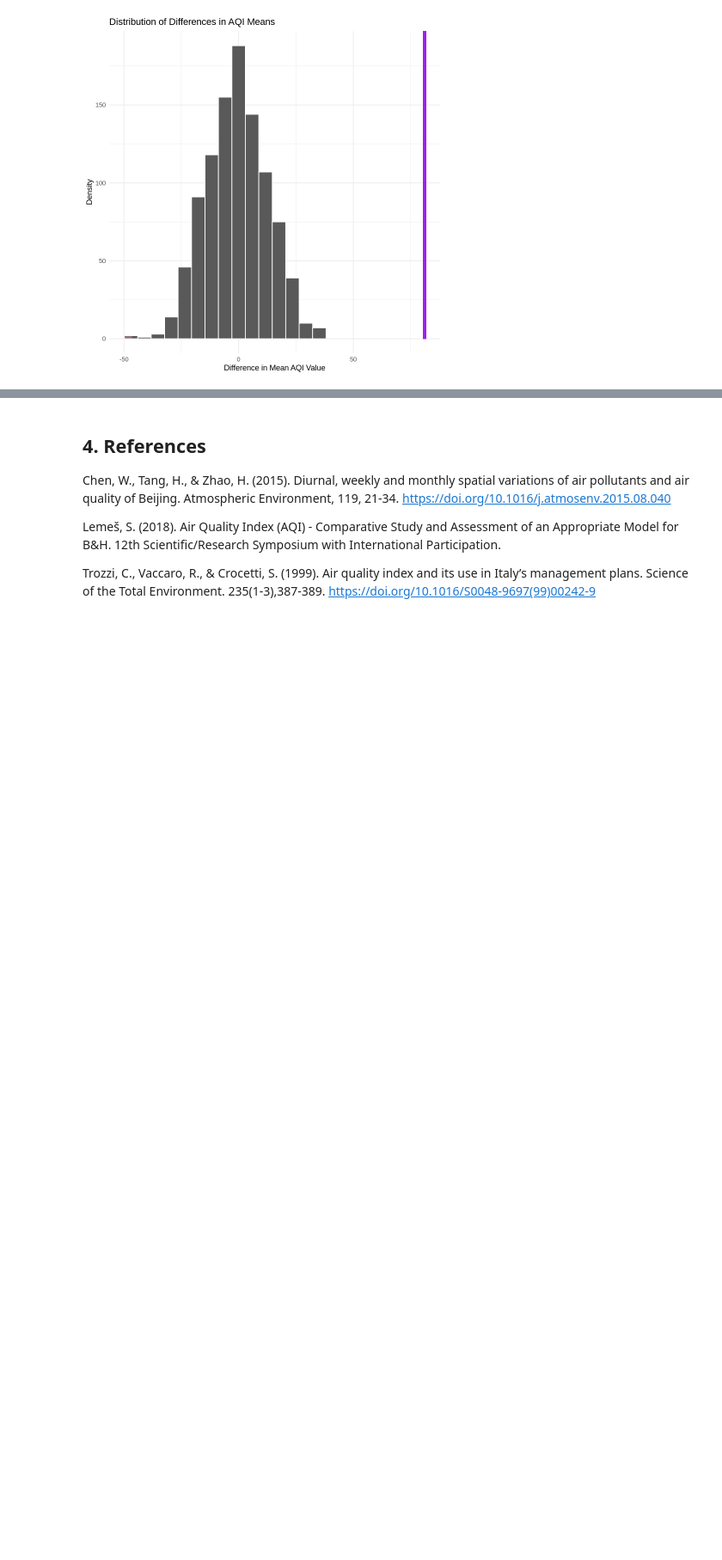
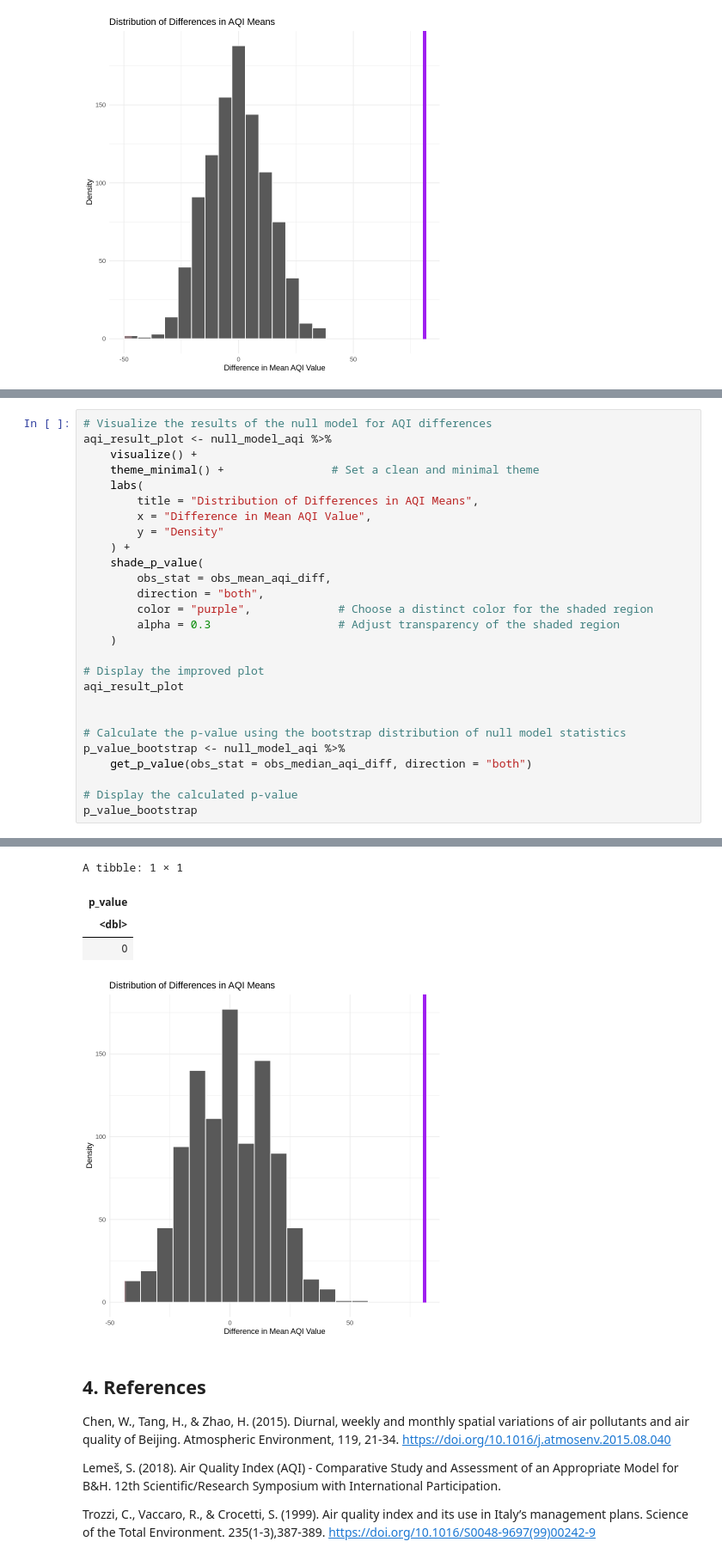
Before and after one commit to ZackYe42/STAT201-G11-Project, a Jupyter notebook: Group11-Project.ipynb, the cells around one changed output, grey strips where cells are left out. Shown at 86% size. Drawn from its saved outputs; the diff is of its cells as text; blank space fills up the shorter version.

```diff
--- a/Group11-Project.ipynb
+++ b/Group11-Project.ipynb
@@ -526,0 +597,28 @@ A tibble: 1 × 1
+# %%
+# Visualize the results of the null model for AQI differences
+aqi_result_plot <- null_model_aqi %>%
+    visualize() +
+    theme_minimal() +                # Set a clean and minimal theme
+    labs(
+        title = "Distribution of Differences in AQI Means",
+        x = "Difference in Mean AQI Value",
+        y = "Density"
+    ) +
+    shade_p_value(
+        obs_stat = obs_mean_aqi_diff,
+        direction = "both",
+        color = "purple",             # Choose a distinct color for the shaded region
+        alpha = 0.3                   # Adjust transparency of the shaded region
+    )
+
+# Display the improved plot
+aqi_result_plot
+
+
+# Calculate the p-value using the bootstrap distribution of null model statistics
+p_value_bootstrap <- null_model_aqi %>%
+    get_p_value(obs_stat = obs_median_aqi_diff, direction = "both")
+
+# Display the calculated p-value
+p_value_bootstrap
+# %% [output]
@@ -527,3 +627,8 @@ A tibble: 1 × 1
+A tibble: 1 × 1
+| p_value |
+| <dbl> |
+| 0 |
+[figure, added]
 # %% [markdown]
 ## 4. References
 
```
Also changed, not shown: parts of 5 cells of this notebook.
